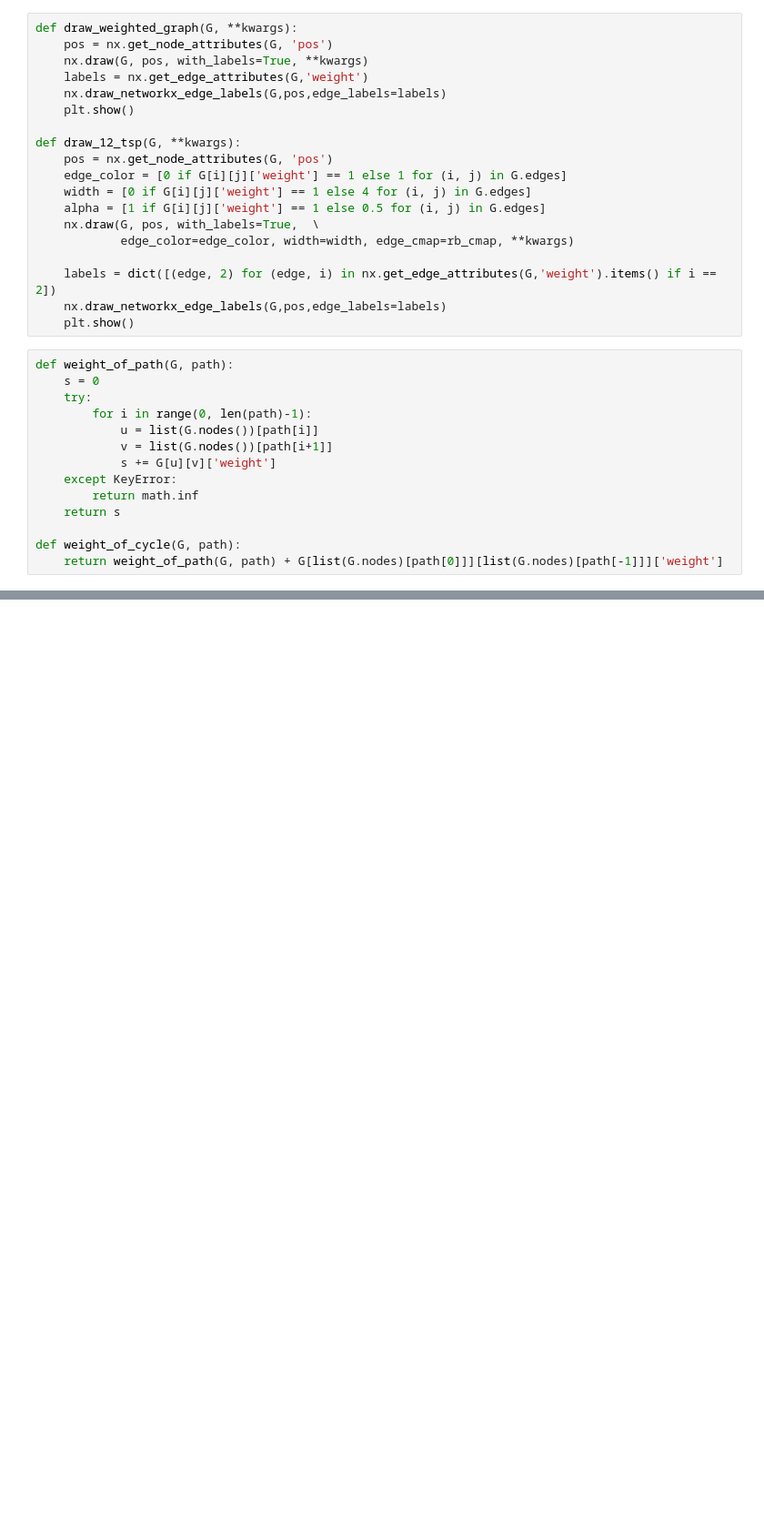
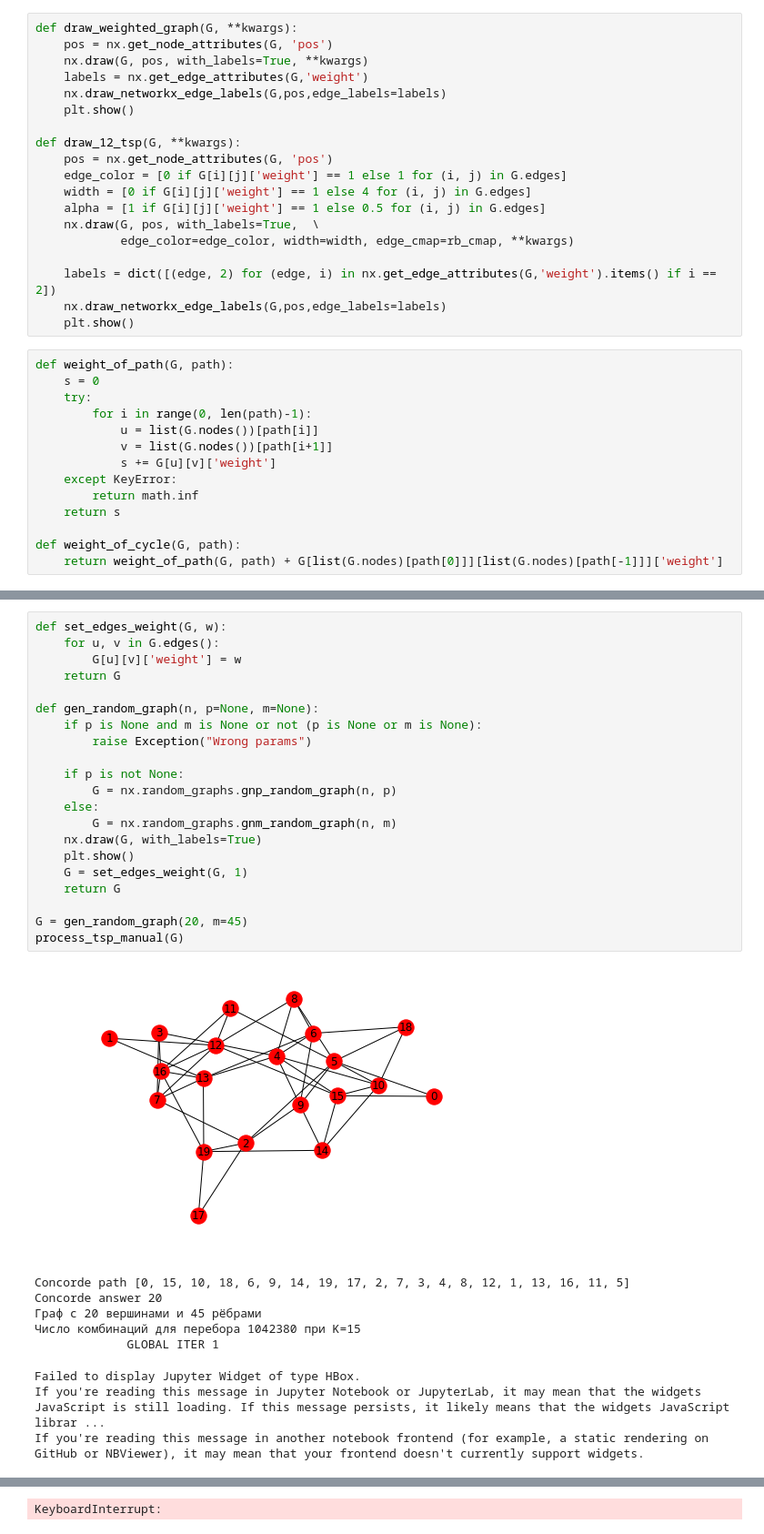
Before and after one commit to Wiki-fan/MIPT-all, a Jupyter notebook: Untitled.ipynb, the cells around one changed output, grey strips where cells are left out. Shown at 91% size. Cells and saved outputs as stored; diff of their text form; blank space fills up the shorter version.

```diff
--- a/Untitled.ipynb
+++ b/Untitled.ipynb
@@ -412,0 +397,31 @@ LOG Changing A: 5 8 0
+# %%
+def set_edges_weight(G, w):
+    for u, v in G.edges():
+        G[u][v]['weight'] = w
+    return G
+
+def gen_random_graph(n, p=None, m=None):
+    if p is None and m is None or not (p is None or m is None):
+        raise Exception("Wrong params")
+
+    if p is not None:
+        G = nx.random_graphs.gnp_random_graph(n, p)
+    else:
+        G = nx.random_graphs.gnm_random_graph(n, m)
+    nx.draw(G, with_labels=True)
+    plt.show()
+    G = set_edges_weight(G, 1)
+    return G
+
+G = gen_random_graph(20, m=45)
+process_tsp_manual(G)
+# %% [output]
+[figure, added]
+Concorde path [0, 15, 10, 18, 6, 9, 14, 19, 17, 2, 7, 3, 4, 8, 12, 1, 13, 16, 11, 5]
+Concorde answer 20
+Граф с 20 вершинами и 45 рёбрами
+Число комбинаций для перебора 1042380 при K=15
+             GLOBAL ITER 1
+Failed to display Jupyter Widget of type HBox.
+If you're reading this message in Jupyter Notebook or JupyterLab, it may mean that the widgets JavaScript is still loading. If this message persists, it likely means that the widgets JavaScript librar ...
+If you're reading this message in another notebook frontend (for example, a static rendering on GitHub or NBViewer), it may mean that your frontend doesn't currently support widgets.
@@ -413,3 +446,4 @@ LOG Changing A: 5 8 0
+KeyboardInterrupt:
 # %%
 def gen_grid(n, m, p):
     G = nx.Graph()
```
Also changed, not shown: parts of 12 cells of this notebook, 3 other files.
